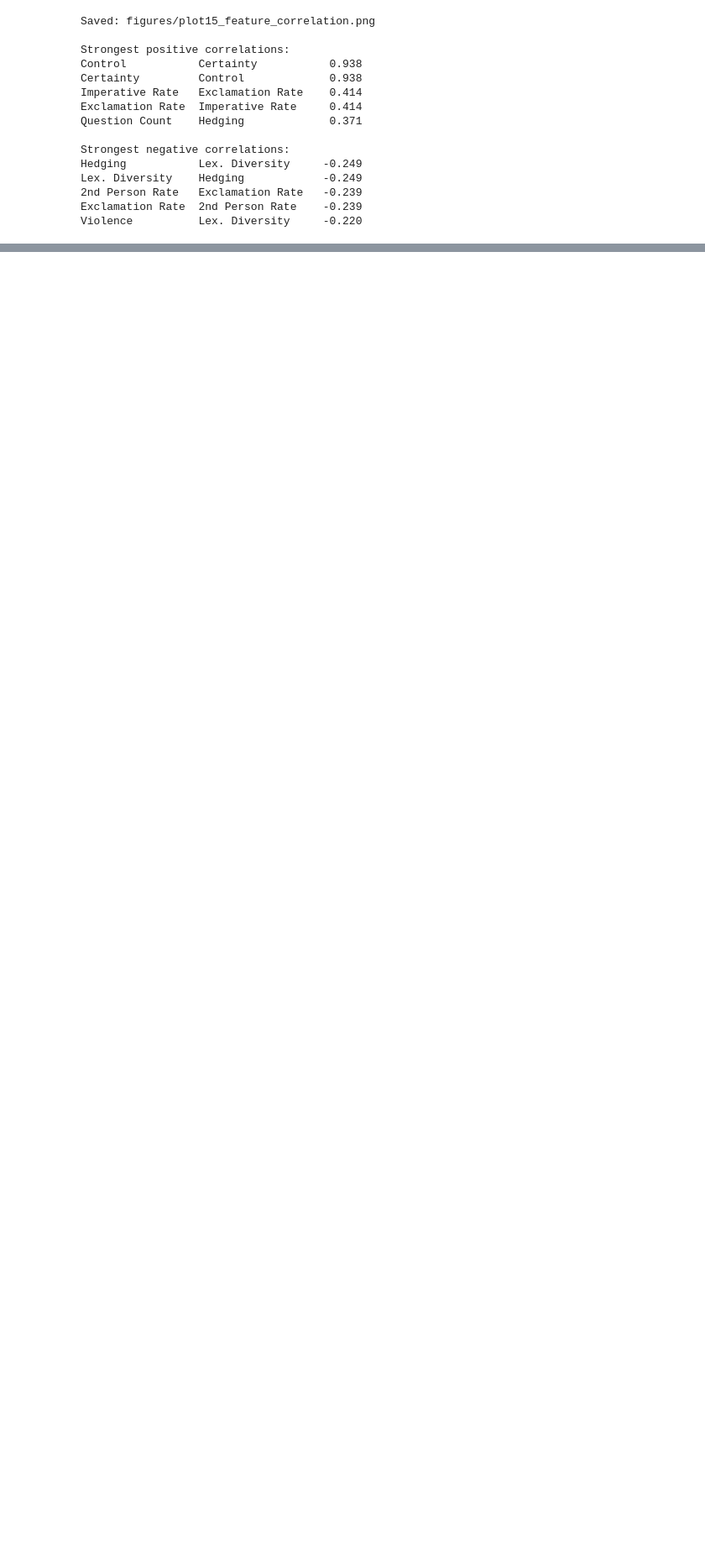
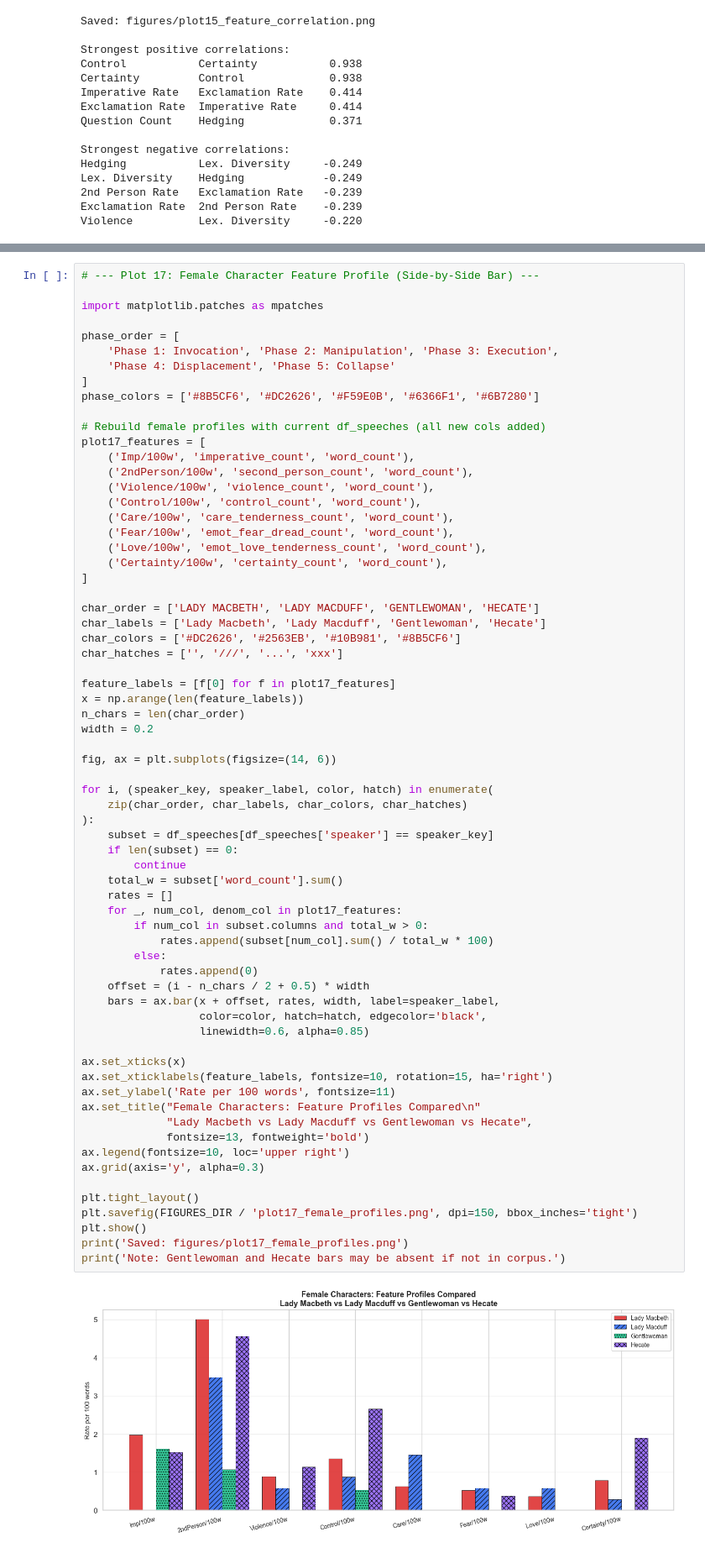
Before and after one commit to JimenaSCurto/Lady-Macbeth, a Jupyter notebook: analysis.ipynb, the cells around one changed output, grey strips where cells are left out. Shown at 84% size. Cells and saved outputs as stored; diff of their text form; blank space fills up the shorter version.

```diff
--- a/analysis.ipynb
+++ b/analysis.ipynb
@@ -2544,0 +3122,69 @@ Saved: figures/plot16_keyword_keyness.png
+# %%
+# --- Plot 17: Female Character Feature Profile (Side-by-Side Bar) ---
+
+import matplotlib.patches as mpatches
+
+phase_order = [
+    'Phase 1: Invocation', 'Phase 2: Manipulation', 'Phase 3: Execution',
+    'Phase 4: Displacement', 'Phase 5: Collapse'
+]
+phase_colors = ['#8B5CF6', '#DC2626', '#F59E0B', '#6366F1', '#6B7280']
+
+# Rebuild female profiles with current df_speeches (all new cols added)
+plot17_features = [
+    ('Imp/100w', 'imperative_count', 'word_count'),
+    ('2ndPerson/100w', 'second_person_count', 'word_count'),
+    ('Violence/100w', 'violence_count', 'word_count'),
+    ('Control/100w', 'control_count', 'word_count'),
+    ('Care/100w', 'care_tenderness_count', 'word_count'),
+    ('Fear/100w', 'emot_fear_dread_count', 'word_count'),
+    ('Love/100w', 'emot_love_tenderness_count', 'word_count'),
+    ('Certainty/100w', 'certainty_count', 'word_count'),
+]
+
+char_order = ['LADY MACBETH', 'LADY MACDUFF', 'GENTLEWOMAN', 'HECATE']
+char_labels = ['Lady Macbeth', 'Lady Macduff', 'Gentlewoman', 'Hecate']
+char_colors = ['#DC2626', '#2563EB', '#10B981', '#8B5CF6']
+char_hatches = ['', '///', '...', 'xxx']
+
+feature_labels = [f[0] for f in plot17_features]
+x = np.arange(len(feature_labels))
+n_chars = len(char_order)
+width = 0.2
+
+fig, ax = plt.subplots(figsize=(14, 6))
+
+for i, (speaker_key, speaker_label, color, hatch) in enumerate(
+    zip(char_order, char_labels, char_colors, char_hatches)
+):
+    subset = df_speeches[df_speeches['speaker'] == speaker_key]
+    if len(subset) == 0:
+        continue
+    total_w = subset['word_count'].sum()
+    rates = []
+    for _, num_col, denom_col in plot17_features:
+        if num_col in subset.columns and total_w > 0:
+            rates.append(subset[num_col].sum() / total_w * 100)
+        else:
+            rates.append(0)
+    offset = (i - n_chars / 2 + 0.5) * width
+    bars = ax.bar(x + offset, rates, width, label=speaker_label,
+                  color=color, hatch=hatch, edgecolor='black',
+                  linewidth=0.6, alpha=0.85)
+
+ax.set_xticks(x)
+ax.set_xticklabels(feature_labels, fontsize=10, rotation=15, ha='right')
+ax.set_ylabel('Rate per 100 words', fontsize=11)
+ax.set_title("Female Characters: Feature Profiles Compared\n"
+             "Lady Macbeth vs Lady Macduff vs Gentlewoman vs Hecate",
+             fontsize=13, fontweight='bold')
+ax.legend(fontsize=10, loc='upper right')
+ax.grid(axis='y', alpha=0.3)
+
+plt.tight_layout()
+plt.savefig(FIGURES_DIR / 'plot17_female_profiles.png', dpi=150, bbox_inches='tight')
+plt.show()
+print('Saved: figures/plot17_female_profiles.png')
+print('Note: Gentlewoman and Hecate bars may be absent if not in corpus.')
+# %% [output]
+[figure, added]
```
Also changed, not shown: parts of 23 cells of this notebook, 7 other files.
